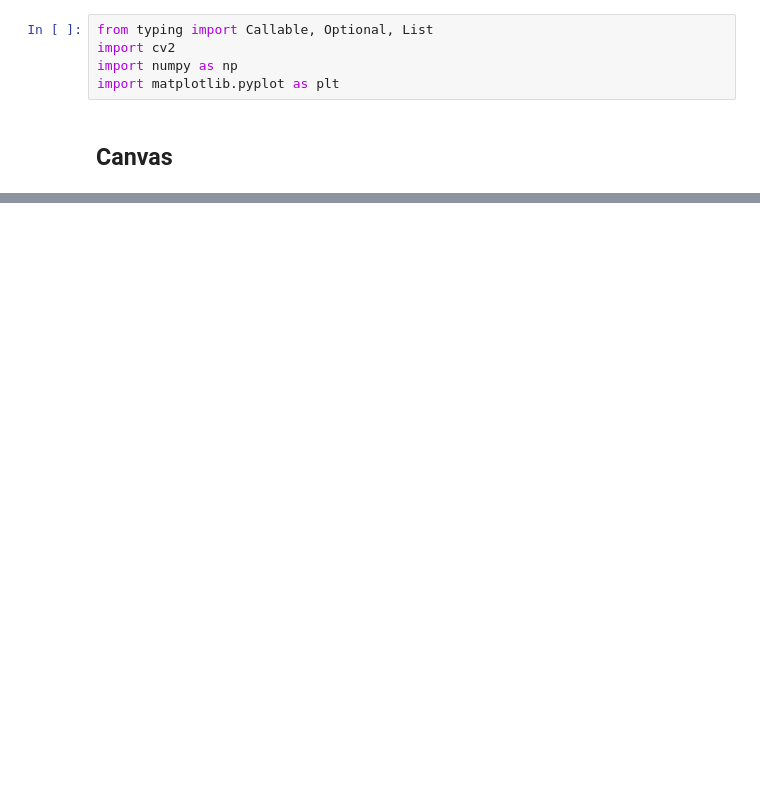
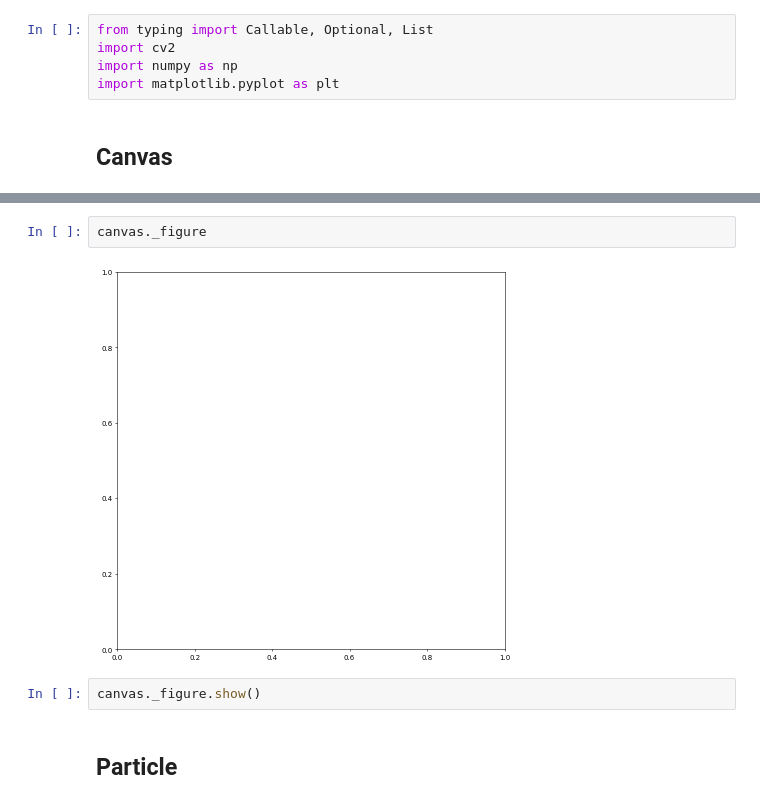
Before and after one commit to q-viper/SmokeSim, a Jupyter notebook: notebooks/expt.ipynb, the cells around one changed output, grey strips where cells are left out. Drawn from its saved outputs; the diff is of its cells as text; blank space fills up the shorter version.

```diff
--- a/notebooks/expt.ipynb
+++ b/notebooks/expt.ipynb
@@ -59,0 +67,8 @@ canvas.scatter_points(coord, color, rad)
+# %%
+canvas._figure
+# %% [output]
+[figure, added]
+# %%
+canvas._figure.show()
+# %% [markdown]
+## Particle
```
Also changed, not shown: parts of 17 cells of this notebook, 5 other files.
